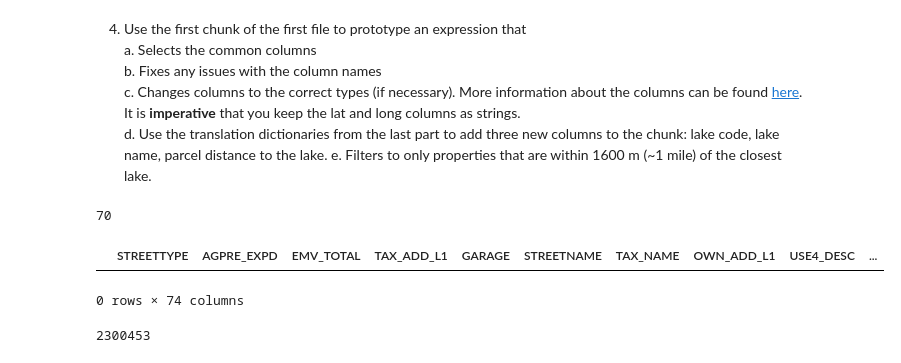
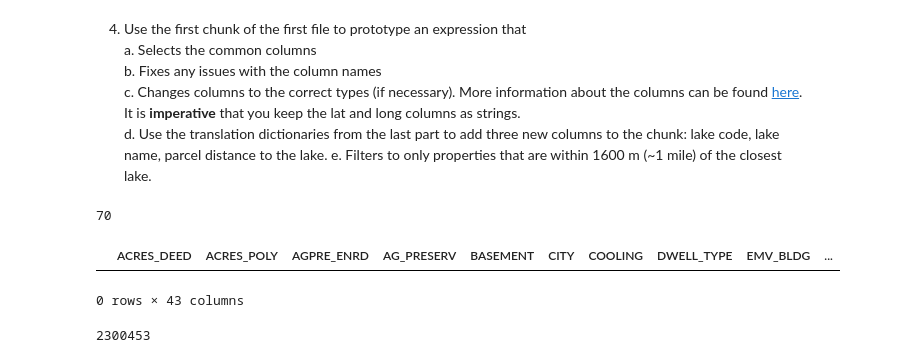
Before and after one commit to mquam14/DSCI430, a Jupyter notebook: project_1_part_4-MQ.ipynb, the cells around one changed output. Saved outputs shown, nothing was run; the diff lists cells and outputs as text; code cells hidden in the pictures.

```diff
--- a/project_1_part_4-MQ.ipynb
+++ b/project_1_part_4-MQ.ipynb
@@ -49,19 +51,19 @@ len(example_chunk.columns)
 # %%
 from dfply import *
 from more_dfply import recode, ifelse
 df_ll = (example_chunk
-         >> select(common_columns)
+         >> select(pd_cols_to_keep)
          >> mutate(lat_long = pd.Series(zip(example_chunk.centroid_lat, example_chunk.centroid_long)))
          >> mutate(lake_name = recode(X.lat_long, lat_long_name_dict),
                    lake_code = recode(X.lat_long, lat_long_code_dict),
                    distance = recode(X.lat_long, lat_long_dist))
          >> filter_by(~X.lake_name.isna())
          >> filter_by(X.distance <= 1600)
         )
 df_ll
 # %% [output]
-|  | STREETTYPE | AGPRE_EXPD | EMV_TOTAL | TAX_ADD_L1 | GARAGE | STREETNAME | TAX_NAME | OWN_ADD_L1 | USE4_DESC | ... |
+|  | ACRES_DEED | ACRES_POLY | AGPRE_ENRD | AG_PRESERV | BASEMENT | CITY | COOLING | DWELL_TYPE | EMV_BLDG | ... |
-0 rows × 74 columns
+0 rows × 43 columns
 # %%
 len(lat_long_name_dict)
 # %% [output]
```
Also changed, not shown: parts of 13 cells of this notebook.
